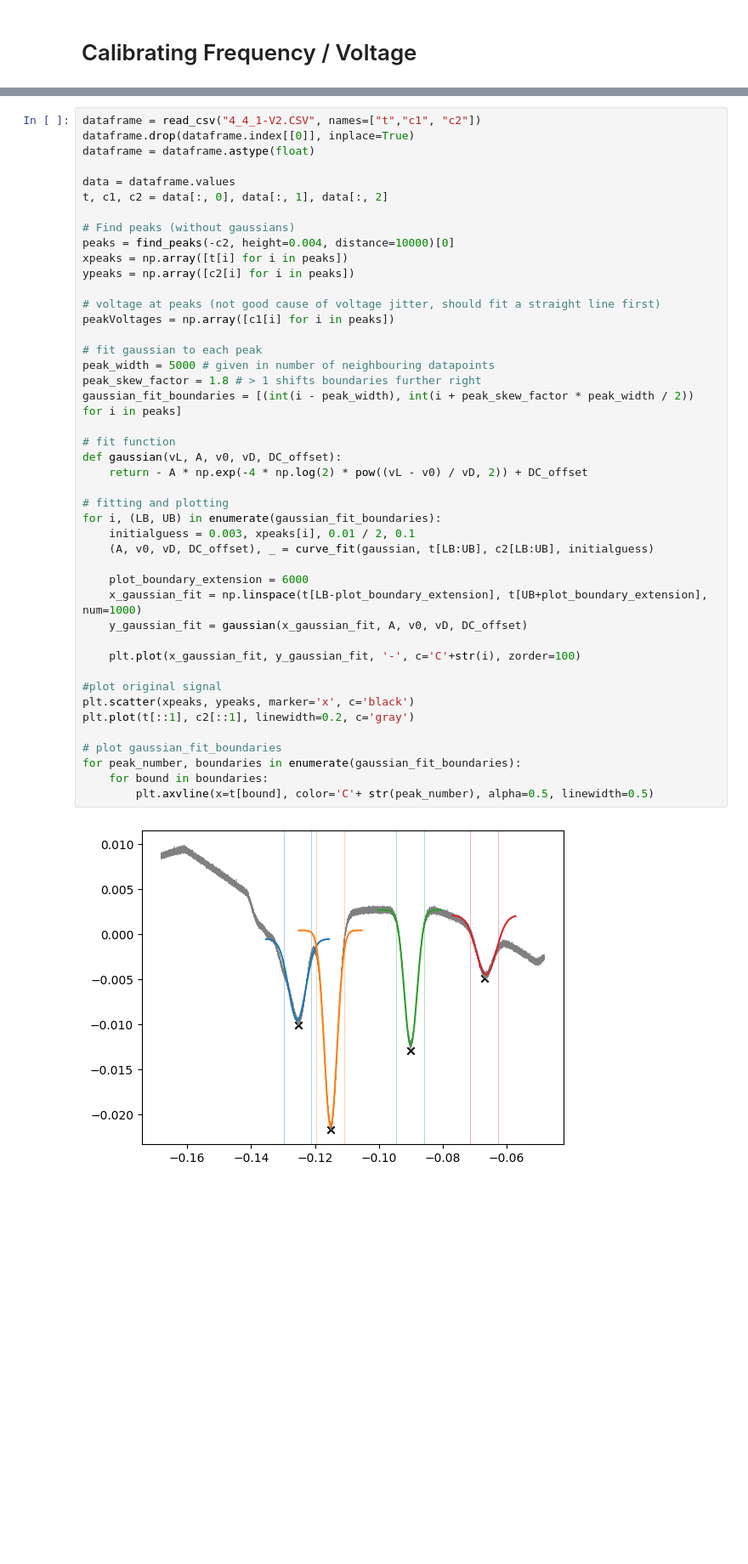
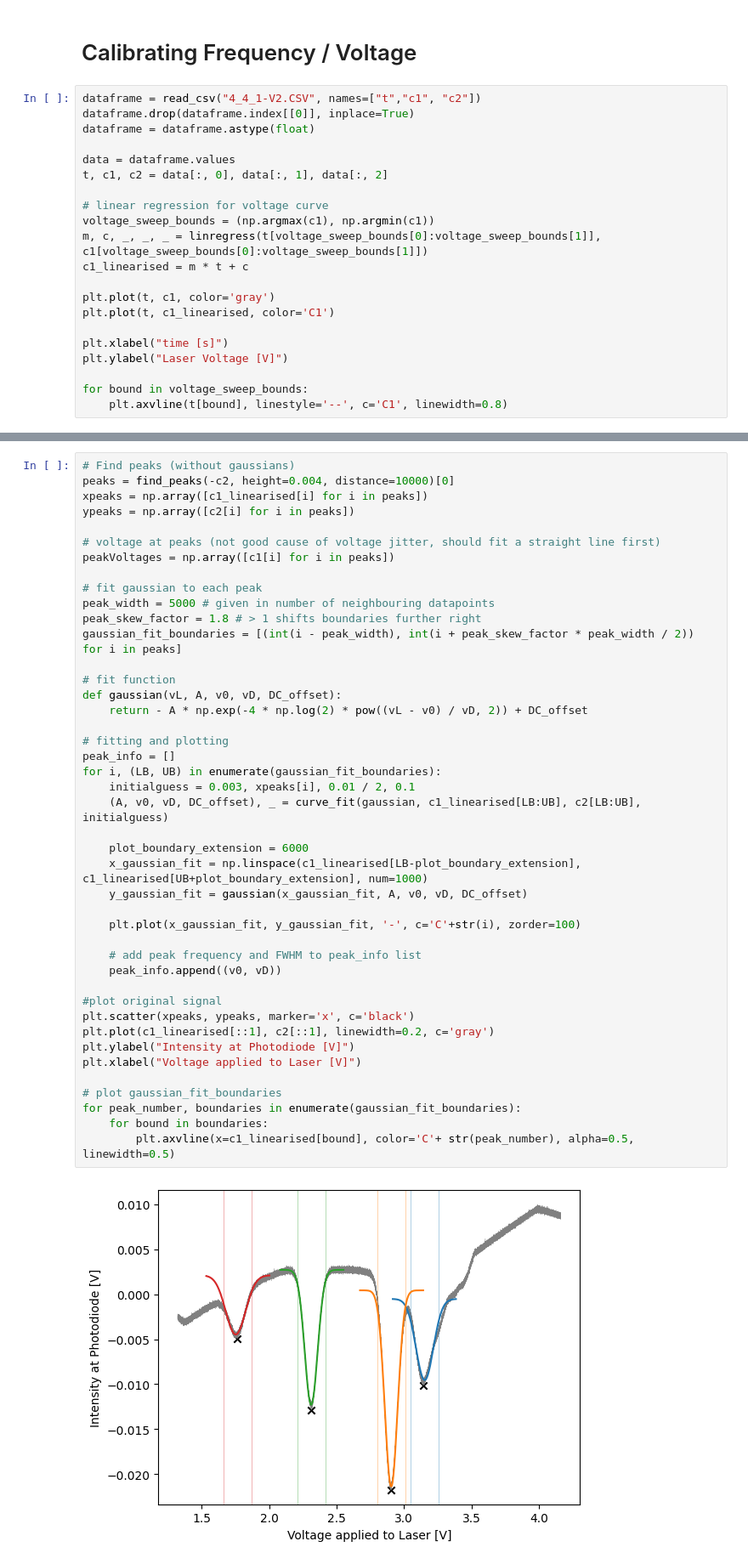
Before and after one commit to benjaminorthner/quantumlab, a Jupyter notebook: rb_spec/rb_spec.ipynb, the cells around one changed output, grey strips where cells are left out. Shown: that part at 85% size. Saved outputs shown, nothing was run; the diff lists cells and outputs as text; blank space fills up the shorter version.

Commit message:
linearised voltage ramp

```diff
--- a/rb_spec/rb_spec.ipynb
+++ b/rb_spec/rb_spec.ipynb
@@ -7,3 +7,24 @@ from scipy.signal import find_peaks
 from scipy.stats import linregress
 # %% [markdown]
 # Calibrating Frequency / Voltage
+# %%
+dataframe = read_csv("4_4_1-V2.CSV", names=["t","c1", "c2"])
+dataframe.drop(dataframe.index[[0]], inplace=True)
+dataframe = dataframe.astype(float)
+
+data = dataframe.values
+t, c1, c2 = data[:, 0], data[:, 1], data[:, 2]
+
+# linear regression for voltage curve
+voltage_sweep_bounds = (np.argmax(c1), np.argmin(c1))
+m, c, _, _, _ = linregress(t[voltage_sweep_bounds[0]:voltage_sweep_bounds[1]], c1[voltage_sweep_bounds[0]:voltage_sweep_bounds[1]])
+c1_linearised = m * t + c
+
+plt.plot(t, c1, color='gray')
+plt.plot(t, c1_linearised, color='C1')
+
+plt.xlabel("time [s]")
+plt.ylabel("Laser Voltage [V]")
+
+for bound in voltage_sweep_bounds:
+    plt.axvline(t[bound], linestyle='--', c='C1', linewidth=0.8)
@@ -10,46 +33,45 @@ from scipy.stats import linregress
 # %%
-dataframe = read_csv("4_4_1-V2.CSV", names=["t","c1", "c2"])
-dataframe.drop(dataframe.index[[0]], inplace=True)
-dataframe = dataframe.astype(float)
-
-data = dataframe.values
-t, c1, c2 = data[:, 0], data[:, 1], data[:, 2]
-
 # Find peaks (without gaussians)
 peaks = find_peaks(-c2, height=0.004, distance=10000)[0]
-xpeaks = np.array([t[i] for i in peaks])
+xpeaks = np.array([c1_linearised[i] for i in peaks])
 ypeaks = np.array([c2[i] for i in peaks])
 
 # voltage at peaks (not good cause of voltage jitter, should fit a straight line first)
 peakVoltages = np.array([c1[i] for i in peaks])
 
 # fit gaussian to each peak
 peak_width = 5000 # given in number of neighbouring datapoints
 peak_skew_factor = 1.8 # > 1 shifts boundaries further right
 gaussian_fit_boundaries = [(int(i - peak_width), int(i + peak_skew_factor * peak_width / 2)) for i in peaks]
 
 # fit function
 def gaussian(vL, A, v0, vD, DC_offset):
 	return - A * np.exp(-4 * np.log(2) * pow((vL - v0) / vD, 2)) + DC_offset
 
 # fitting and plotting
+peak_info = []
 for i, (LB, UB) in enumerate(gaussian_fit_boundaries):
     initialguess = 0.003, xpeaks[i], 0.01 / 2, 0.1
-    (A, v0, vD, DC_offset), _ = curve_fit(gaussian, t[LB:UB], c2[LB:UB], initialguess)
+    (A, v0, vD, DC_offset), _ = curve_fit(gaussian, c1_linearised[LB:UB], c2[LB:UB], initialguess)
 
     plot_boundary_extension = 6000
-    x_gaussian_fit = np.linspace(t[LB-plot_boundary_extension], t[UB+plot_boundary_extension], num=1000)
+    x_gaussian_fit = np.linspace(c1_linearised[LB-plot_boundary_extension], c1_linearised[UB+plot_boundary_extension], num=1000)
     y_gaussian_fit = gaussian(x_gaussian_fit, A, v0, vD, DC_offset)
 
     plt.plot(x_gaussian_fit, y_gaussian_fit, '-', c='C'+str(i), zorder=100)
 
+    # add peak frequency and FWHM to peak_info list
+    peak_info.append((v0, vD))
+
 #plot original signal
 plt.scatter(xpeaks, ypeaks, marker='x', c='black')
-plt.plot(t[::1], c2[::1], linewidth=0.2, c='gray')
+plt.plot(c1_linearised[::1], c2[::1], linewidth=0.2, c='gray')
+plt.ylabel("Intensity at Photodiode [V]")
+plt.xlabel("Voltage applied to Laser [V]")
 
 # plot gaussian_fit_boundaries
 for peak_number, boundaries in enumerate(gaussian_fit_boundaries):
     for bound in boundaries:
-        plt.axvline(x=t[bound], color='C'+ str(peak_number), alpha=0.5, linewidth=0.5)
+        plt.axvline(x=c1_linearised[bound], color='C'+ str(peak_number), alpha=0.5, linewidth=0.5)
 # %% [output]
-[figure, old version]
+[figure, new version]
```
Also changed, not shown: parts of 12 cells of this notebook.
